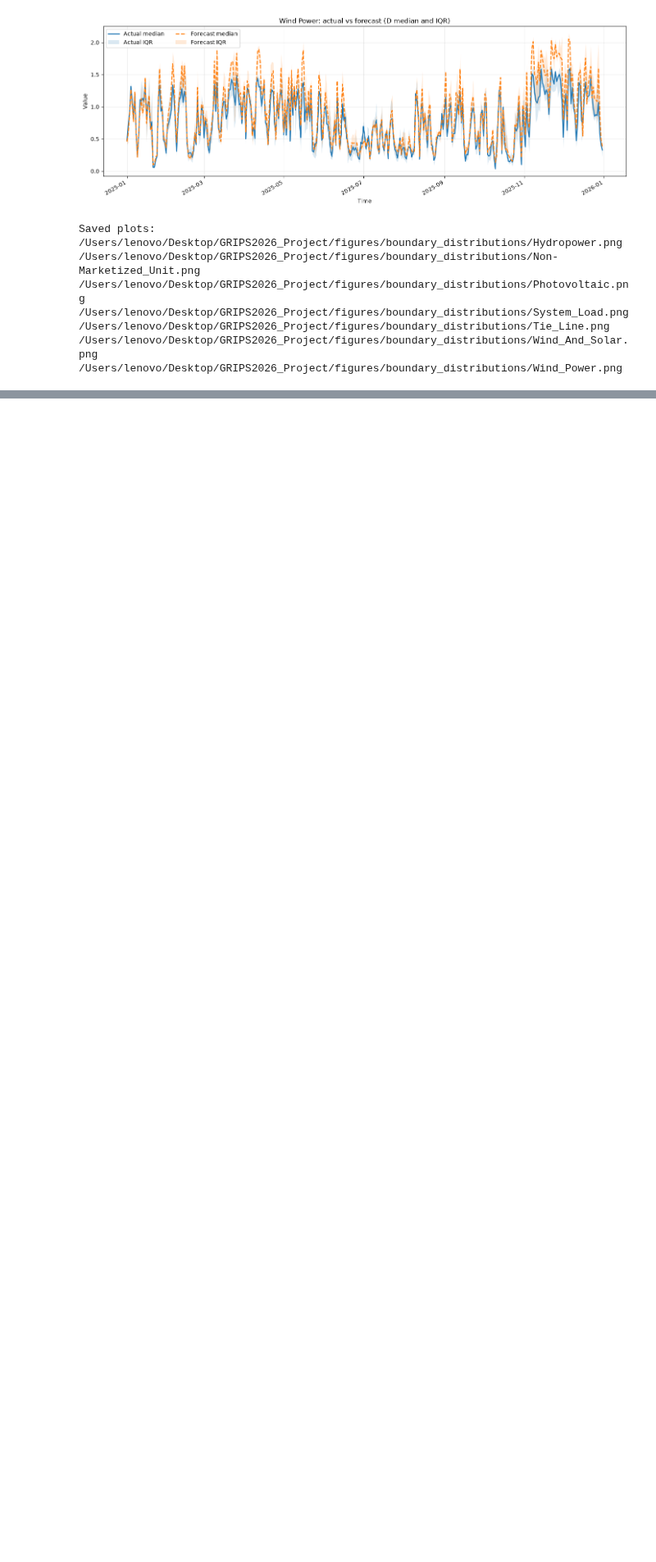
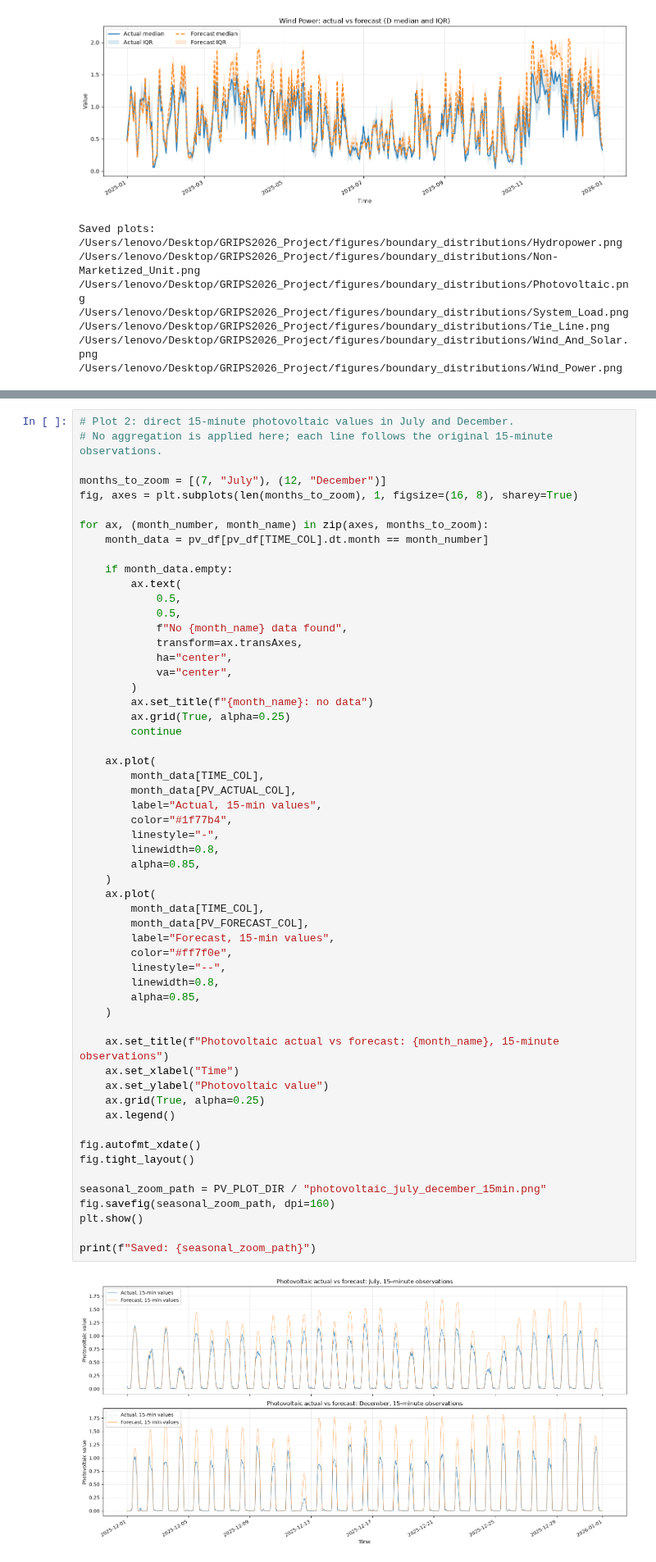
Before and after one commit to hadronnez/GRIPS2026-project, a Jupyter notebook: code/EDA/EDA.ipynb, the cells around one changed output, grey strips where cells are left out. Shown at 82% size. Drawn from its saved outputs; the diff is of its cells as text; blank space fills up the shorter version.

```diff
--- a/code/EDA/EDA.ipynb
+++ b/code/EDA/EDA.ipynb
@@ -214,0 +312,58 @@ Saved plots:
+# %%
+# Plot 2: direct 15-minute photovoltaic values in July and December.
+# No aggregation is applied here; each line follows the original 15-minute observations.
+
+months_to_zoom = [(7, "July"), (12, "December")]
+fig, axes = plt.subplots(len(months_to_zoom), 1, figsize=(16, 8), sharey=True)
+
+for ax, (month_number, month_name) in zip(axes, months_to_zoom):
+    month_data = pv_df[pv_df[TIME_COL].dt.month == month_number]
+
+    if month_data.empty:
+        ax.text(
+            0.5,
+            0.5,
+            f"No {month_name} data found",
+            transform=ax.transAxes,
+            ha="center",
+            va="center",
+        )
+        ax.set_title(f"{month_name}: no data")
+        ax.grid(True, alpha=0.25)
+        continue
+
+    ax.plot(
+        month_data[TIME_COL],
+        month_data[PV_ACTUAL_COL],
+        label="Actual, 15-min values",
+        color="#1f77b4",
+        linestyle="-",
+        linewidth=0.8,
+        alpha=0.85,
+    )
+    ax.plot(
+        month_data[TIME_COL],
+        month_data[PV_FORECAST_COL],
+        label="Forecast, 15-min values",
+        color="#ff7f0e",
+        linestyle="--",
+        linewidth=0.8,
+        alpha=0.85,
+    )
+
+    ax.set_title(f"Photovoltaic actual vs forecast: {month_name}, 15-minute observations")
+    ax.set_xlabel("Time")
+    ax.set_ylabel("Photovoltaic value")
+    ax.grid(True, alpha=0.25)
+    ax.legend()
+
+fig.autofmt_xdate()
+fig.tight_layout()
+
+seasonal_zoom_path = PV_PLOT_DIR / "photovoltaic_july_december_15min.png"
+fig.savefig(seasonal_zoom_path, dpi=160)
+plt.show()
+
+print(f"Saved: {seasonal_zoom_path}")
+# %% [output]
+[figure, added]
```
Also changed, not shown: parts of 10 cells of this notebook, 3 other files.
